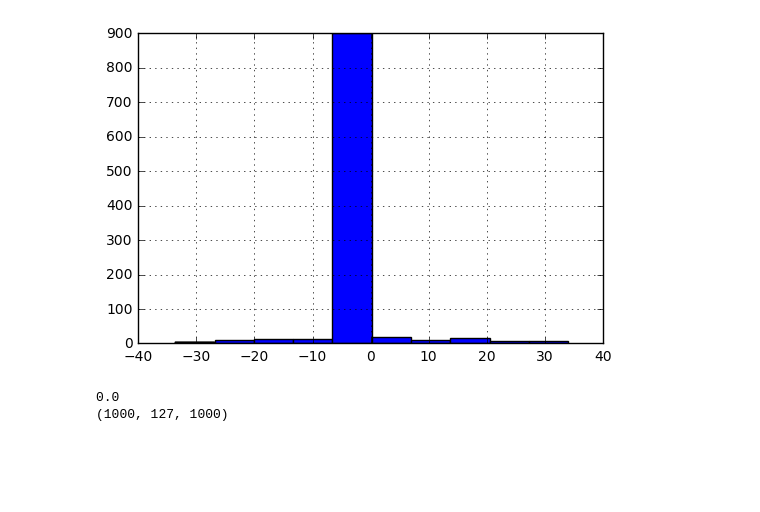
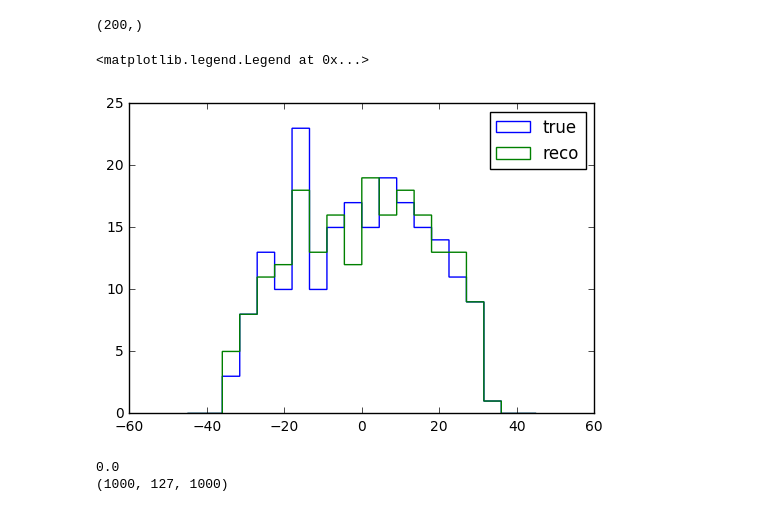
Before and after one commit to dbarg/pax_reconstruction, a Jupyter notebook: nn_s2waveforms_xy_evaluate.ipynb, the cells around one changed output. Cells and saved outputs as stored; diff of their text form; code cells hidden in the pictures; blank space fills up the shorter version.

```diff
--- a/nn_s2waveforms_xy_evaluate.ipynb
+++ b/nn_s2waveforms_xy_evaluate.ipynb
@@ -7,24 +7,30 @@ import os
 import matplotlib.pyplot as plt
 import numpy as np
 # %%
-f0 = 'predictions.npy'
+
+#------------------------------------------------------------------------------
+#------------------------------------------------------------------------------
+
+#f0 = 'models/nn_pred_acc94_evts10000_12700-127-2.npy'
+#f0 = 'models/nn_pred_acc86_evts01000_12700-127-2.npy'
+f0 = 'models/nn_pred_acc89_evts02000_12700-127-2.npy'
+
 sArr = np.load(f0)#['arr_0']
-sArr.shape
+#sArr = sArr[0:200]
+print(sArr.shape)
 
 x_true = sArr['x_true']
 x_reco = sArr['x_reco']
 x_pred = sArr['x_pred']
 
-plt.hist(x_true)
-
-xerr_pred = x_true - x_pred
-xerr_reco = x_true - x_reco
-
-#plt.hist(np.clip(xerr_pred, -1, 1), bins=50, range=[-1, 1], histtype='step')
-#plt.hist(np.clip(xerr_reco, -1, 1), bins=50, range=[-1, 1], histtype='step')
-plt.grid()
+plt.hist(x_true, bins=20, range=[-45, 45], label='true', histtype='step')
+plt.hist(x_reco, bins=20, range=[-45, 45], label='reco', histtype='step')
+#plt.hist(x_pred, bins=20, range=[-45, 45], label='pred', histtype='step')
+plt.legend()
 # %% [output]
+(200,)
+<matplotlib.legend.Legend at 0x...>
-[figure, old version]
+[figure, new version]
 # %%
 
 f0 = '../../xe1t-processing/pax_merge/temp_s2/strArr0.npz'
```
Also changed, not shown: 2 other files.
